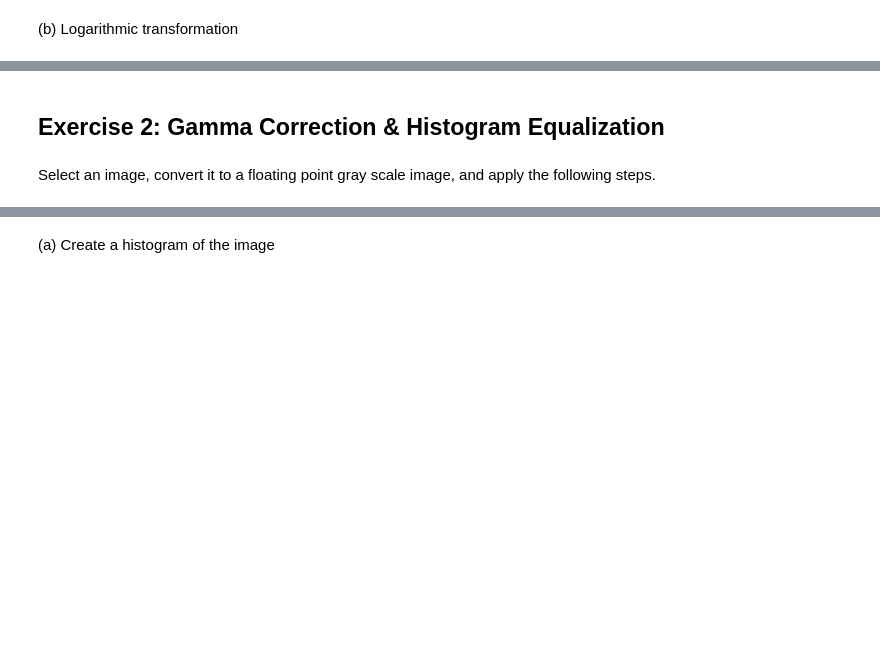
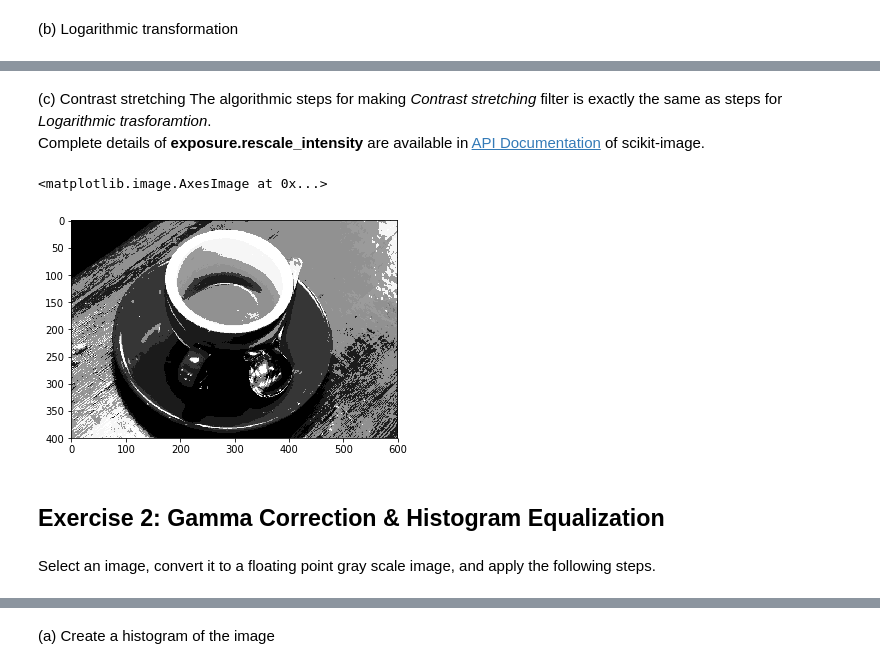
Before and after one commit to pooyansalehi/DIPastro2019, a Jupyter notebook: lab2/lab2.ipynb, the cells around one changed output, grey strips where cells are left out. Drawn from its saved outputs; the diff is of its cells as text; code cells hidden in the pictures; blank space fills up the shorter version.

```diff
--- a/lab2/lab2.ipynb
+++ b/lab2/lab2.ipynb
@@ -13,4 +62,15 @@ Apply the following gray level transformations to an image
+# %% [markdown]
+(c) Contrast stretching
+The algorithmic steps for making *Contrast stretching* filter is exactly the same as steps for *Logarithmic trasforamtion*.<br>
+Complete details of **exposure.rescale_intensity** are available in <a href="https://scikit-image.org/docs/stable/api/skimage.exposure.html#skimage.exposure.rescale_intensity"> API Documentation</a> of scikit-image.
+# %%
+imgconstr = exposure.rescale_intensity(img, in_range=(img.min(),80*img.max()))
+imggr = color.rgb2gray(imgconstr)
+plt.imshow(imggr, cmap = plt.cm.gray)
+# %% [output]
+<matplotlib.image.AxesImage at 0x...>
+[figure, added]
 # %% [markdown]
 ## Exercise 2: Gamma Correction & Histogram Equalization
 # %% [markdown]
-Select an image, convert it to a floating point gray scale image, and apply the following steps.
+<p id="e.g">Select an image, convert it to a floating point gray scale image, and apply the following steps.</p>
```
Also changed, not shown: parts of 41 cells of this notebook, 6 other files.
